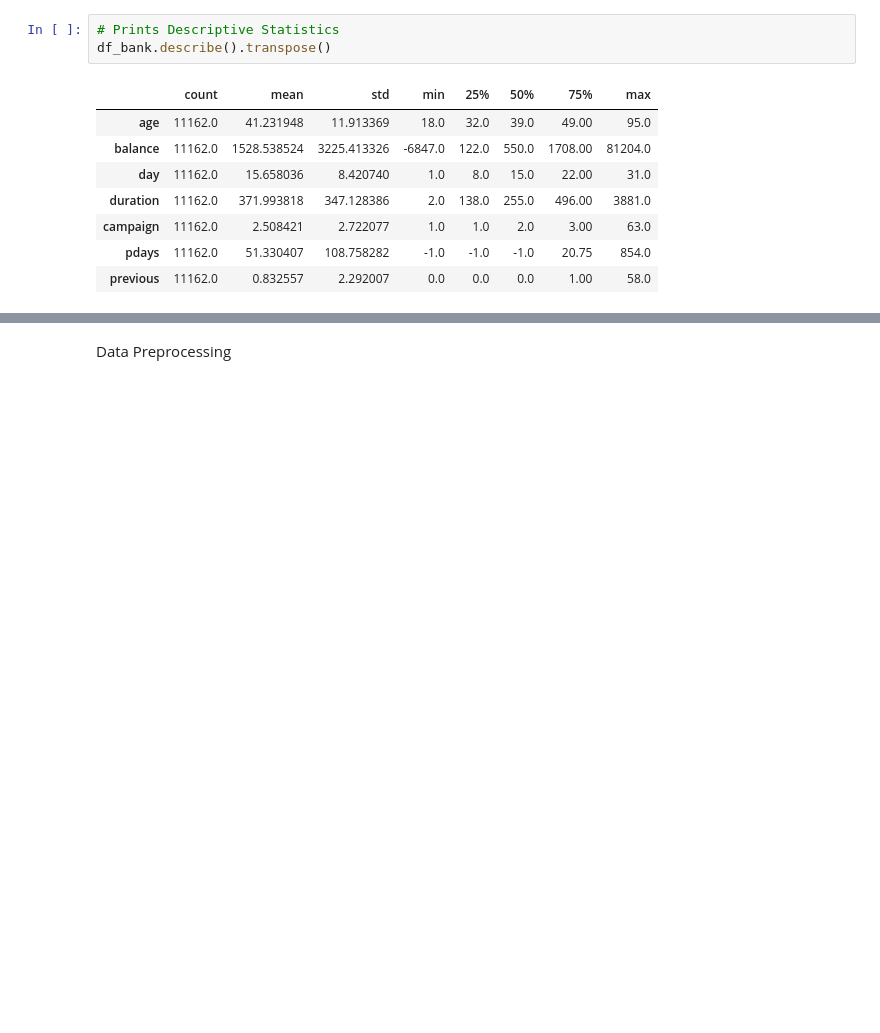
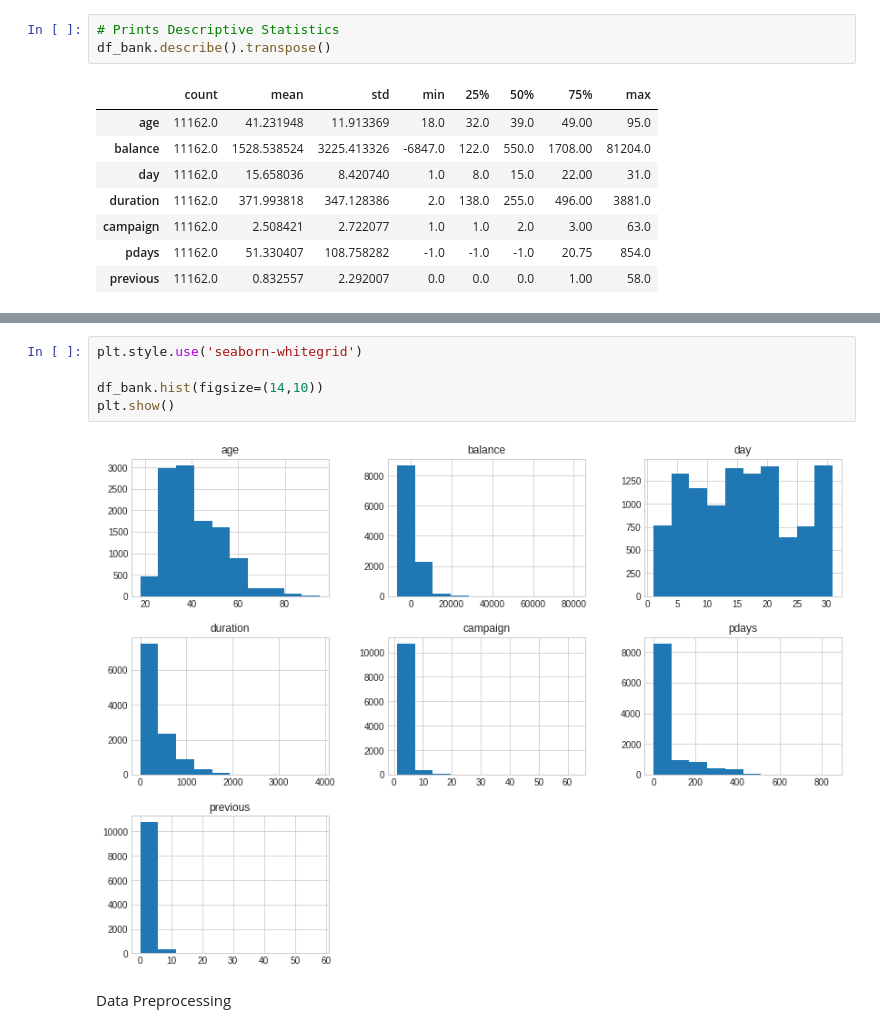
Before and after one commit to abduhsalam/Bank-Marketing-Classification, a Jupyter notebook: Bank_Marketing_Classification.ipynb, the cells around one changed output, grey strips where cells are left out. Saved outputs shown, nothing was run; the diff lists cells and outputs as text; blank space fills up the shorter version.

```diff
--- a/Bank_Marketing_Classification.ipynb
+++ b/Bank_Marketing_Classification.ipynb
@@ -104,3 +129,10 @@ df_bank.describe().transpose()
+# %%
+plt.style.use('seaborn-whitegrid')
+
+df_bank.hist(figsize=(14,10))
+plt.show()
+# %% [output]
+[figure, added]
 # %% [markdown]
 Data Preprocessing
 # %% [markdown]
```
Also changed, not shown: parts of 7 cells of this notebook.
